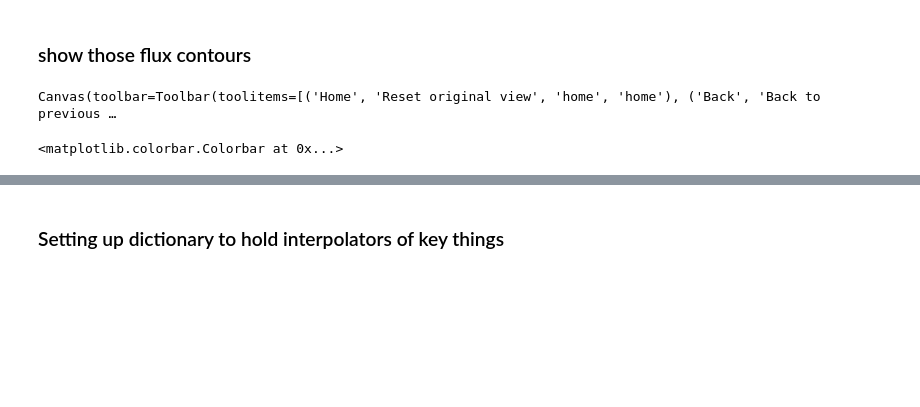
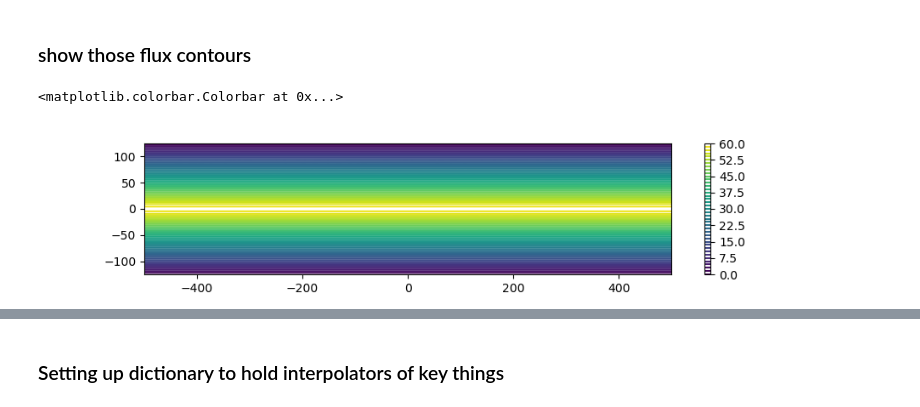
Before and after one commit to KBergst/plasmoids_ml, a Jupyter notebook: 2d_analysis.ipynb, the cells around one changed output, grey strips where cells are left out. Saved outputs shown, nothing was run; the diff lists cells and outputs as text; code cells hidden in the pictures; blank space fills up the shorter version.

```diff
--- a/2d_analysis.ipynb
+++ b/2d_analysis.ipynb
@@ -160,14 +162,23 @@ print(gap_fill(a))
 # %% [markdown]
 ## X and O point finding ##
 # %%
-zooms = [[-np.inf,np.inf], [-40, 40]]
-time_idx = 26 #the time index we are processing rn (testing, will be reformatted nicer someday)
+zooms = [[-np.inf,np.inf], [-np.inf,np.inf]]
+time_idx = 50 #the time index we are processing rn (testing, will be reformatted nicer someday)
 smoothing = 3
 # %%
 # copy raw data
-print(data_03082021.variables['bz'].data.shape)
-print(data_03082021.default_mesh)
-desired_time = data_03082021.timeseries[time_idx]
-dt = data_03082021.timeseries[1] - data_03082021.timeseries[0]
-test_dset = data_03082021.ndslice(timelims=[desired_time - dt/2, desired_time + dt/2], zooms=zooms)
+if len(data_full.variables['bz'].data.shape) < 3:
+    for key in data_full.variables.keys():
+        shape2d = data_full.variables[key].data.shape
+        data_full.variables[key].data = data_full.variables[key].data.reshape(1, *shape2d)
+
+print(data_full.variables['bz'].data.shape)
+print(data_full.timeseries)
+desired_time = data_full.timeseries[time_idx]
+try:
+    dt = data_full.timeseries[1] - data_full.timeseries[0]
+except:
+    print("Attempt to calculate dt failed, assuming single time")
+    dt = desired_time/2
+test_dset = data_full.ndslice(timelims=[desired_time - dt/2, desired_time + dt/2], zooms=zooms)
 # %% [output]
@@ -179,14 +198,14 @@ test_dset = data_03082021.ndslice(timelims=[desired_time - dt/2, desired_time +
 ### Smoothing Bx and Bz ###
 # %%
  # try gaussian filtering in space
-data_03082021.variables['bx'].data = nd.gaussian_filter(data_03082021.variables['bx'].data,[0,smoothing, smoothing])
-data_03082021.variables['bz'].data = nd.gaussian_filter(data_03082021.variables['bz'].data,[0,smoothing, smoothing])
+data_full.variables['bx'].data = nd.gaussian_filter(data_full.variables['bx'].data,[0,smoothing, smoothing])
+data_full.variables['bz'].data = nd.gaussian_filter(data_full.variables['bz'].data,[0,smoothing, smoothing])
 # %% [markdown]
 ### 0 contours of Bx and Bz, zoomed in ###
 # %%
-bx = data_03082021.variables['bx'].ndslice(zooms=zooms)
-bz = data_03082021.variables['bz'].ndslice(zooms=zooms)
-jy = data_03082021.variables['jy'].ndslice(zooms=zooms)
+bx = data_full.variables['bx'].ndslice(zooms=zooms)
+bz = data_full.variables['bz'].ndslice(zooms=zooms)
+jy = data_full.variables['jy'].ndslice(zooms=zooms)
 smooth_bx_data = bx.data[time_idx]
 smooth_bz_data = bz.data[time_idx]
 
@@ -213,15 +232,15 @@ Added flux_fn Variable
 # %%
 %matplotlib widget
 import matplotlib.pyplot as plt
 
-flux_fn_zoomed = nd.gaussian_filter(data_03082021.variables['flux_fn'].ndslice(zooms=zooms).data[time_idx],[smoothing, smoothing])
+flux_fn_zoomed = nd.gaussian_filter(data_full.variables['flux_fn'].ndslice(zooms=zooms).data[time_idx],[smoothing, smoothing])
 X,Y = np.meshgrid(*bx.mesh, indexing='ij')
 fig, ax = plt.subplots(figsize=(10,2))
-ctr =ax.contour(X,Y,flux_fn_zoomed, levels=400)
+ctr =ax.contour(X,Y,flux_fn_zoomed, levels=50)
 plt.colorbar(mappable=ctr)
 # %% [output]
-Canvas(toolbar=Toolbar(toolitems=[('Home', 'Reset original view', 'home', 'home'), ('Back', 'Back to previous …
+<matplotlib.colorbar.Colorbar at 0x...>
-<matplotlib.colorbar.Colorbar at 0x...>
+[figure, added]
 # %%
 # Contour finding using skimage.measure.find_contours
 zeros_bx = measure.find_contours(smooth_bx_data,0)  # this alg uses LINEAR interpolation, so we will too
```
Also changed, not shown: parts of 16 cells of this notebook, 36 other files.
